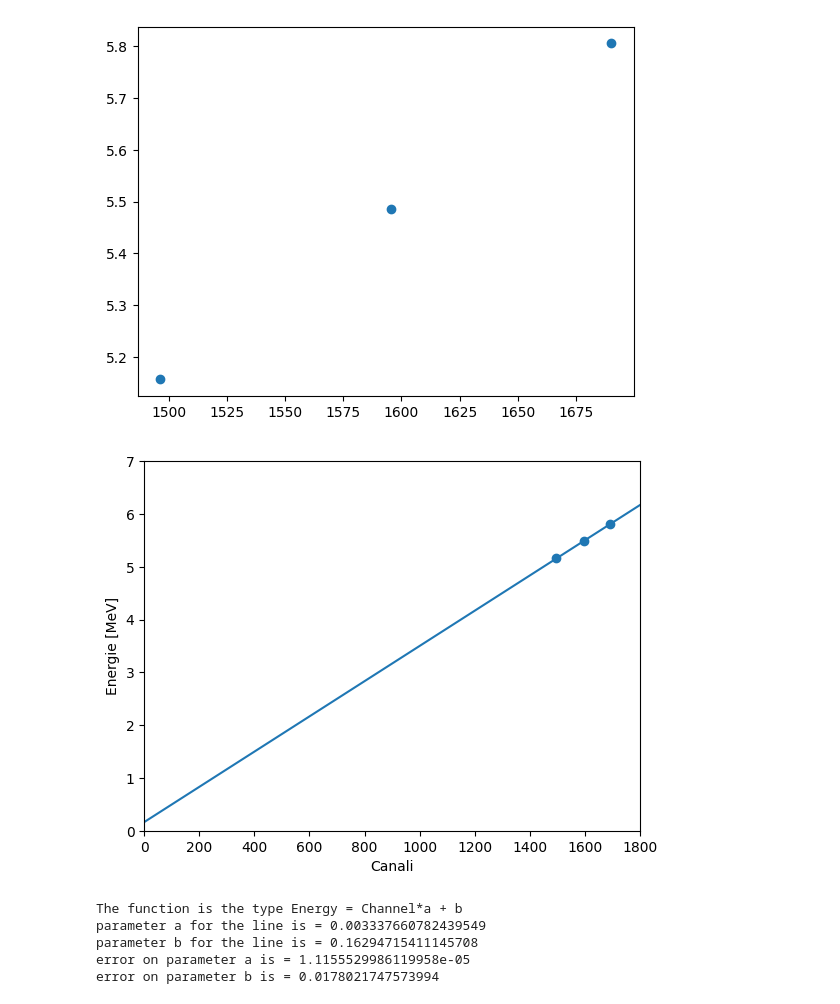
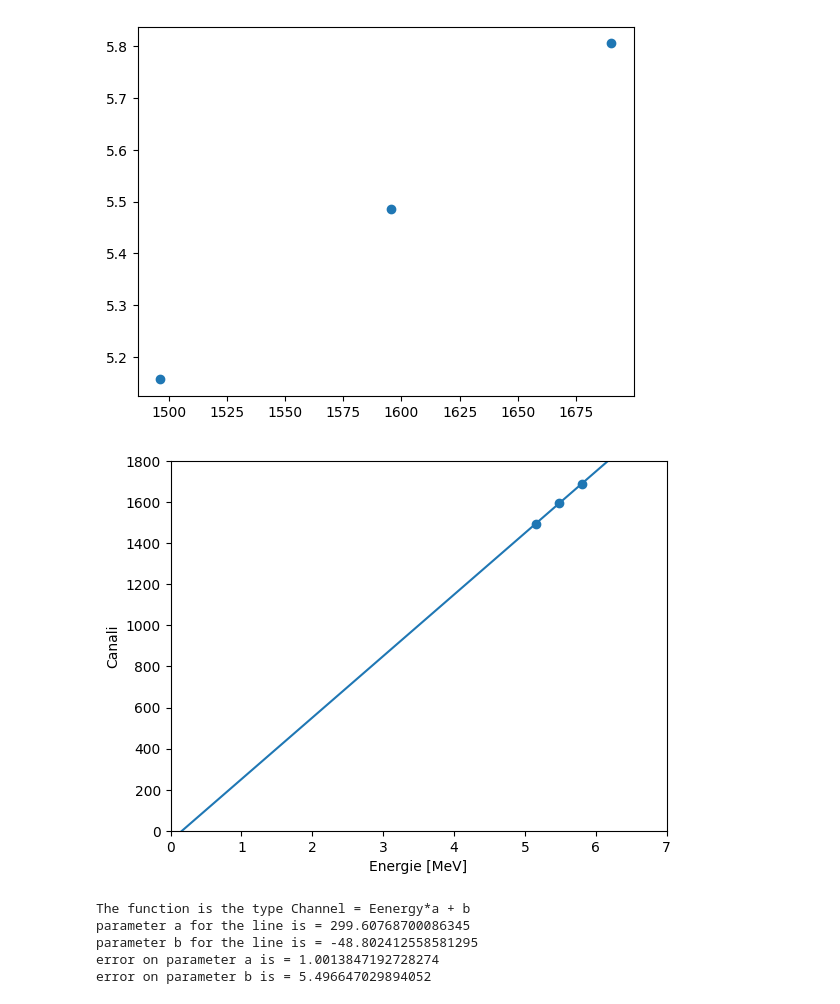
Before and after one commit to amberymoon/diamante, a Jupyter notebook: Diamante.ipynb, the cells around one changed output. Cells and saved outputs as stored; diff of their text form; code cells hidden in the pictures.

```diff
--- a/Diamante.ipynb
+++ b/Diamante.ipynb
@@ -198,27 +236,30 @@ plt.scatter(Canali,Energie)
 <matplotlib.collections.PathCollection at 0x...>
 [figure]
 # %%
-plt.scatter(Canale, Energie)
-popt, pcov = opt.curve_fit(retta, Canale, Energie)
-plt.plot(x, retta(x, popt[0], popt[1]))
+plt.scatter(Energie, Canale)
+Energie_plot = np.linspace(0,7,100)
+popt, pcov = opt.curve_fit(retta, Energie, Canale)
+plt.plot(Energie_plot, retta(Energie_plot, popt[0], popt[1]))
 #plt.xlim(min(Canale) - 50, max(Canale) + 50)
 #plt.ylim(min(Energie)- 0.5, max(Energie)+0.5)
-plt.xlim(0,1800)
-plt.xlabel('Canali')
-plt.ylabel('Energie [MeV]')
-plt.ylim(0,7)
+#plt.xlim(0,1800)
+plt.xlabel('Energie [MeV]')
+plt.ylabel('Canali')
+#plt.ylim(0,7)
+plt.ylim(0,1800)
+plt.xlim(0,7)
 plt.show()
 error_a = math.sqrt(pcov[0][0])
 error_b = math.sqrt(pcov[1][1])
-print('The function is the type Energy = Channel*a + b')
+print('The function is the type Channel = Eenergy*a + b')
 print('parameter a for the line is =', popt[0])
 print('parameter b for the line is =', popt[1])
 print('error on parameter a is =', error_a)
 print('error on parameter b is =', error_b)
 # %% [output]
-[figure, old version]
+[figure, new version]
-The function is the type Energy = Channel*a + b
-parameter a for the line is = 0.003337660782439549
-parameter b for the line is = 0.16294715411145708
-error on parameter a is = 1.1155529986119958e-05
-error on parameter b is = 0.0178021747573994
+The function is the type Channel = Eenergy*a + b
+parameter a for the line is = 299.60768700086345
+parameter b for the line is = -48.802412558581295
+error on parameter a is = 1.0013847192728274
+error on parameter b is = 5.496647029894052
```
Also changed, not shown: parts of 22 cells of this notebook, 1 other file.
